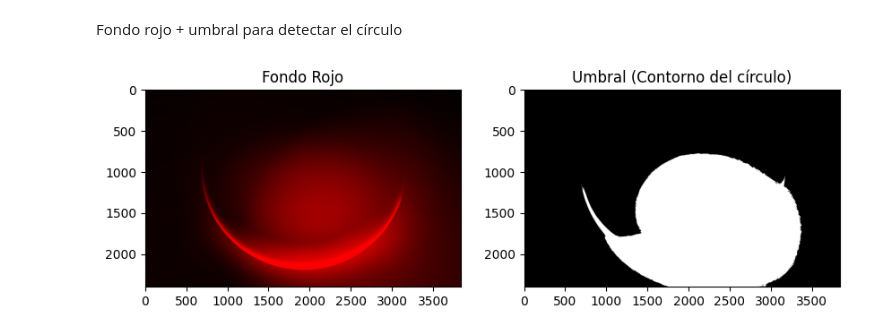
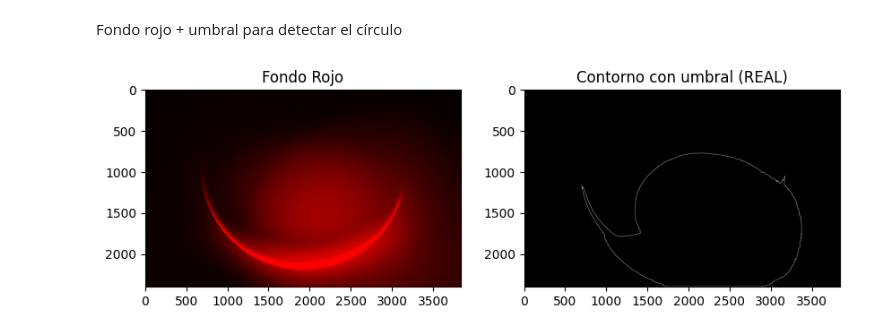
Before and after one commit to 202300080/Rulo, a Jupyter notebook: UNIDAD 3/Actividad.ipynb, the cells around one changed output. Saved outputs shown, nothing was run; the diff lists cells and outputs as text; code cells hidden in the pictures.

```diff
--- a/UNIDAD 3/Actividad.ipynb
+++ b/UNIDAD 3/Actividad.ipynb
@@ -253,70 +254,48 @@ plt.axis('off')
 # %% [markdown]
 Fondo rojo + umbral para detectar el círculo
 # %%
-import cv2
-import numpy as np
-import matplotlib.pyplot as plt
-
 # Fondo rojo
 fondo_rojo = img.copy()
 fondo_rojo[:,:,1] = 0
 fondo_rojo[:,:,0] = 0
 
-# Separar canales
-b, g, r = cv2.split(img)
+# Canal rojo (clave)
+r = img[:,:,2]
 
-# 🔥 Normalizar rojo para mejorar contraste
-r_norm = cv2.normalize(r, None, 0, 255, cv2.NORM_MINMAX)
-
-# 🔥 Suavizar para evitar ruido
-blur = cv2.GaussianBlur(r_norm, (5,5), 0)
+# Suavizar
+blur = cv2.GaussianBlur(r, (7,7), 0)
 
 # 🔥 Umbral dinámico (mejor que Otsu aquí)
-umbral = np.mean(blur) + 30
+umbral = np.mean(blur) + 20
 _, thresh = cv2.threshold(blur, umbral, 255, cv2.THRESH_BINARY)
 
-# 🔥 Detectar bordes (CLAVE para contorno)
-edges = cv2.Canny(blur, 50, 150)
+# 🔥 Limpiar ruido
+kernel = np.ones((5,5), np.uint8)
+thresh = cv2.morphologyEx(thresh, cv2.MORPH_CLOSE, kernel)
 
-# 🔥 Limpiar bordes
-kernel = np.ones((3,3), np.uint8)
-edges = cv2.dilate(edges, kernel, iterations=1)
+# 🔥 Obtener contornos reales
+contornos, _ = cv2.findContours(thresh, cv2.RETR_EXTERNAL, cv2.CHAIN_APPROX_SIMPLE)
 
-# 🔥 (Opcional pero potente) detectar círculo real
-circles = cv2.HoughCircles(
-    blur,
-    cv2.HOUGH_GRADIENT,
-    dp=1.2,
-    minDist=100,
-    param1=50,
-    param2=30,
-    minRadius=50,
-    maxRadius=1000
-)
+# Crear imagen de contorno
+contorno_img = np.zeros_like(thresh)
 
-# Dibujar círculo detectado
-contorno_final = np.zeros_like(edges)
+if contornos:
+    c = max(contornos, key=cv2.contourArea)
 
-if circles is not None:
-    circles = np.uint16(np.around(circles))
-    for x, y, r in circles[0]:
-        cv2.circle(contorno_final, (x,y), r, 255, 2)
+    # 🔥 Dibujar SOLO el borde (no relleno)
+    cv2.drawContours(contorno_img, [c], -1, 255, 2)
 
-# Mostrar resultados
-plt.figure(figsize=(12,4))
+# Mostrar
+plt.figure(figsize=(10,4))
 
-plt.subplot(1,3,1)
+plt.subplot(1,2,1)
 plt.imshow(cv2.cvtColor(fondo_rojo, cv2.COLOR_BGR2RGB))
 plt.title("Fondo Rojo")
 
-plt.subplot(1,3,2)
-plt.imshow(edges, cmap='gray')
-plt.title("Bordes (Canny)")
-
-plt.subplot(1,3,3)
-plt.imshow(contorno_final, cmap='gray')
-plt.title("Contorno del círculo")
+plt.subplot(1,2,2)
+plt.imshow(contorno_img, cmap='gray')
+plt.title("Contorno con umbral (REAL)")
 
 plt.show()
 # %% [output]
-[figure, old version]
+[figure, new version]
```
Also changed, not shown: parts of 1 cell of this notebook.
